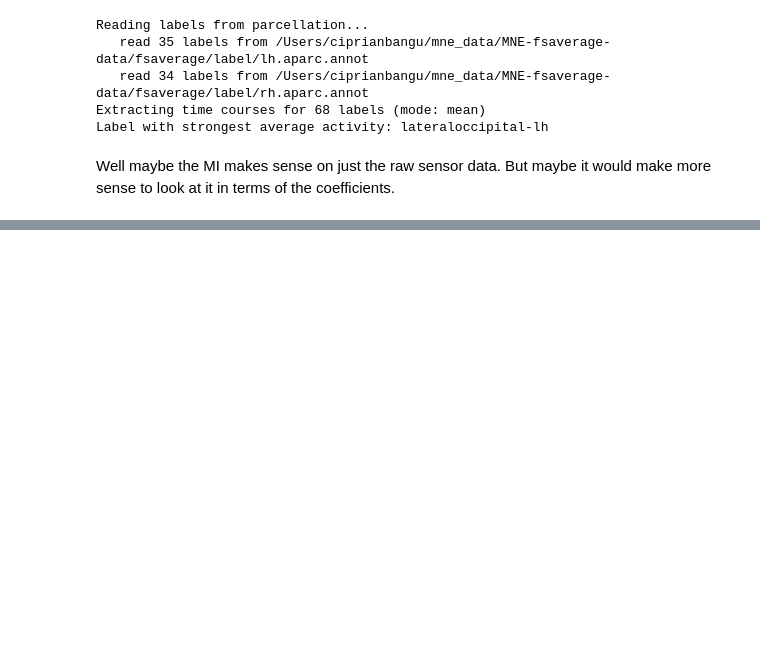
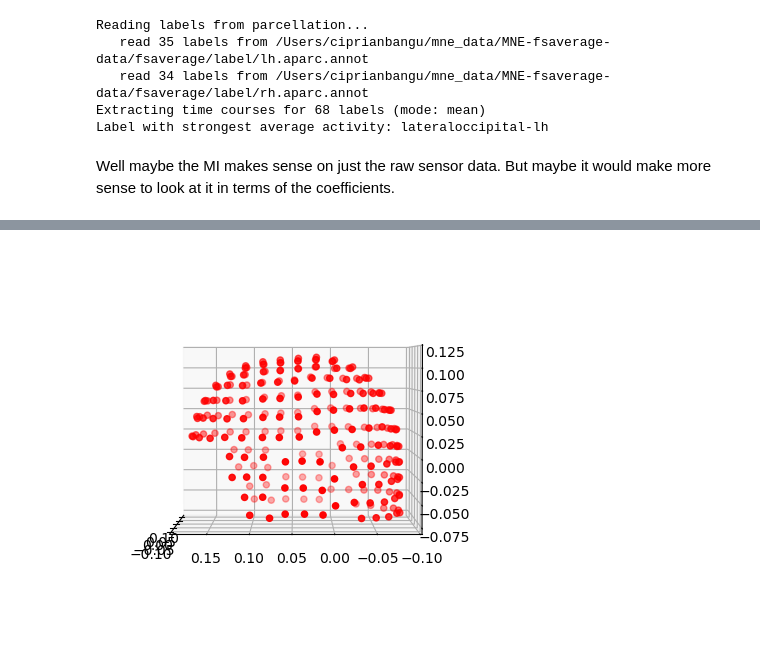
Before and after one commit to CEBangu/MEG-Decoding, a Jupyter notebook: channel_selection.ipynb, the cells around one changed output, grey strips where cells are left out. Saved outputs shown, nothing was run; the diff lists cells and outputs as text; code cells hidden in the pictures; blank space fills up the shorter version.

```diff
--- a/channel_selection.ipynb
+++ b/channel_selection.ipynb
@@ -400,0 +559,12 @@ Well maybe the MI makes sense on just the raw sensor data. But maybe it would ma
+# %%
+sample = data.data['BCOM_18_2']['re_144']
+picks = mne.pick_types(sample.info, meg=True, eeg=False)
+sensor_coords = np.array([sample.info['chs'][p]['loc'][:3] for p in picks])
+
+
+fig = plt.figure()
+ax = fig.add_subplot(111, projection='3d')
+ax.scatter(sensor_coords[:, 0], sensor_coords[:, 1], sensor_coords[:, 2], c='r', marker='o')
+ax.view_init(elev=2, azim=180)  # Change the elevation and azimuthal angle as needed
+# %% [output]
+[figure, added]
```
Also changed, not shown: parts of 28 cells of this notebook.
